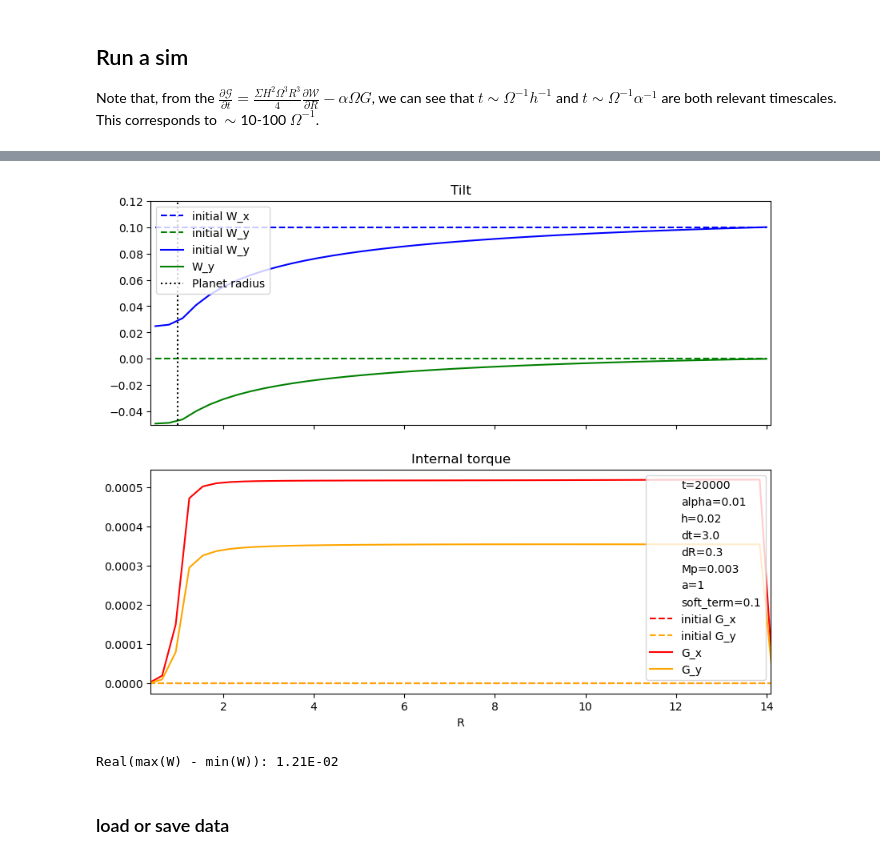
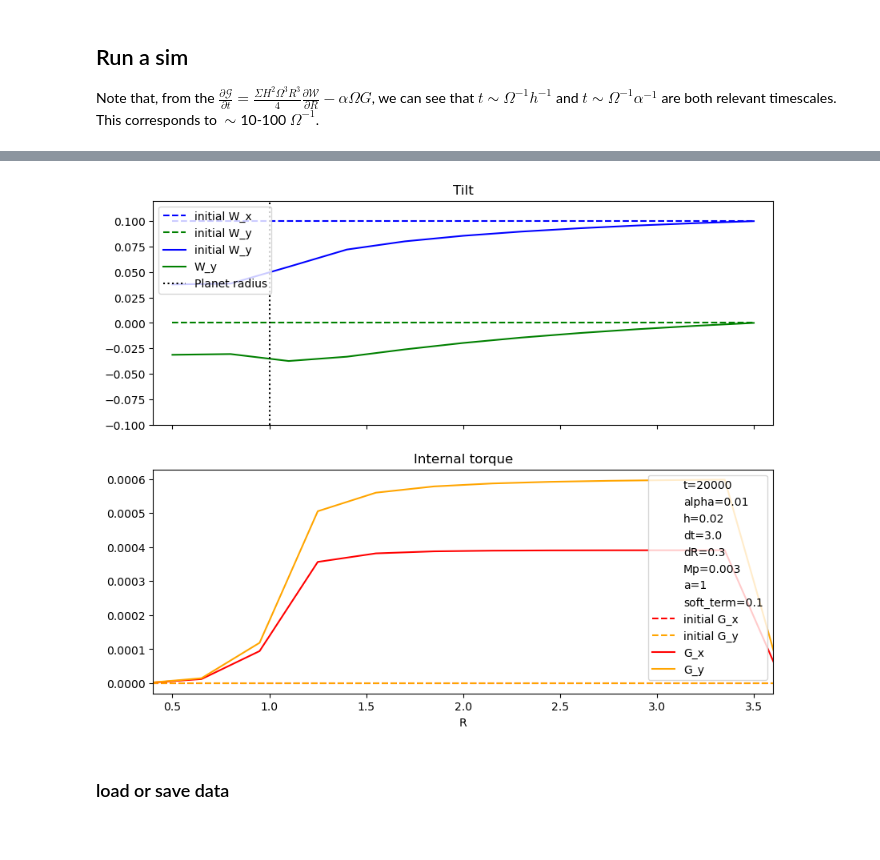
Before and after one commit to Jupiter1994/warped-disks, a Jupyter notebook: reduced-eqs-zhu2019.ipynb, the cells around one changed output, grey strips where cells are left out. Saved outputs shown, nothing was run; the diff lists cells and outputs as text; code cells hidden in the pictures.

Commit message:
forgot to turn on ext_term in dGdt, ugh

```diff
--- a/reduced-eqs-zhu2019.ipynb
+++ b/reduced-eqs-zhu2019.ipynb
@@ -100,7 +100,7 @@ def f_gap(Rs, K, R_a, R_b, D_a, D_b, use_gap):
     else:
         return 1
 # %%
-## check shape of disk profile
-Rs_warp = np.arange(0.5, 3.5, 0.1)
-K, R_a, R_b, D_a, D_b = 19, 1, 2, 0.1, 0.2
-plt.plot(Rs_warp, Sigma(Rs_warp, False))
+# ## check shape of disk profile
+# Rs_warp = np.arange(0.5, 3.5, 0.1)
+# K, R_a, R_b, D_a, D_b = 19, 1, 2, 0.1, 0.2
+# plt.plot(Rs_warp, Sigma(Rs_warp, False))
@@ -520,13 +517,10 @@ def dG_dt(Rs_torque, Gs, Rs_warp, Ws, Mp, a, use_gap):
     # external torque term
     Kappas = Kappa(Rs_torque, Mp, a)
     ext_term = (-1) * (Kappas**2 - Omegas**2) / (Omegas**2) * (1j*Omegas/2) * Gs
-    ext_term = 0
     # viscous term
     visc_term = (-1) * alpha * Omegas * Gs
 
-    # only "turn on" a term within some domain
-    #bool_mask = (Rs_torque > 0.) & (Rs_torque < 1.5)
-    dG_dts = slosh_term + ext_term + visc_term#*bool_mask
+    dG_dts = slosh_term + ext_term + visc_term
 
     return dG_dts
 # %% [markdown]
@@ -650,7 +644,7 @@ use_gap = False
 
 # spatial and time domains
 Rmin = 0.5
-Rmax = 14
+Rmax = 3.5
 
 DeltaR = 0.3 # 0.03
 num_Rs = (int) ((Rmax - Rmin) / DeltaR) + 1
@@ -722,7 +716,7 @@ if use_gap:
     axs[0].vlines(R_a, ymin, ymax, color="black", linestyle=":")
     axs[0].vlines(R_b, ymin, ymax, color="black", linestyle=":", label="Gap edges")
 
-ymin, ymax = -0.05, 0.12
+ymin, ymax = -0.1, 0.12
 axs[0].vlines(1, ymin, ymax, color="black", ls=":", label="Planet radius")
 axs[0].set_ylim(ymin,ymax)
 
@@ -739,35 +733,35 @@ axs[1].scatter([],[], s=0, label="soft_term=" + str(soft_term))
 
 axs[0].legend(loc='upper left')
 axs[0].set_title("Tilt")
 
 axs[1].plot(Rs_torque, Gs_init.real, c="red", ls="--", label="initial G_x")
 axs[1].plot(Rs_torque, Gs_init.imag, c="orange", ls="--", label="initial G_y")
 axs[1].plot(Rs_torque, Gs_final.real, c="red", label="G_x")
 axs[1].plot(Rs_torque, Gs_final.imag, c="orange", label="G_y")
 
 ymin, ymax= min(Ws_final.imag) - .01, max(max(Ws_init.imag),max(Ws_final.imag)) + .01
 if use_gap:
     R_a, R_b = 1, 2
     axs[1].vlines(R_a, ymin, ymax, color="black", linestyle=":")
     axs[1].vlines(R_b, ymin, ymax, color="black", linestyle=":")#, label="Gap edges")
 
 axs[1].set_xlim(Rmin - 0.1, Rmax + 0.1)
 #axs[1].set_ylim(ymin,ymax)
 
 axs[1].legend()
 axs[1].set_title("Internal torque")
 
 axs[1].set_xlabel("R")
 
-save_figs = True
+save_figs = False
 
 if save_figs:
     filepath = "Figures/t=" + str(tmax) + ".png"
     plt.savefig(filepath)
 
 plt.show()
 # %% [output]
-[figure, old version]
+[figure, new version]
 # %%
 # check how much the disk has flattened (ratio should be ~1e-2)
 
@@ -782,8 +776,6 @@ print("Real(max(W) - min(W)): {:.2E}".format(Wdiff.real))
 # dW_init = max(W_tseries.loc[0].values) - min(W_tseries.loc[0].values)
 # dW_final = max(W_tseries.loc[1300].values) - min(W_tseries.loc[1300].values)
 # dW_final / dW_init
-# %% [output]
-Real(max(W) - min(W)): 1.21E-02
 # %% [markdown]
 ### load or save data
 # %%
```
Also changed, not shown: parts of 6 cells of this notebook, 1 other file.
